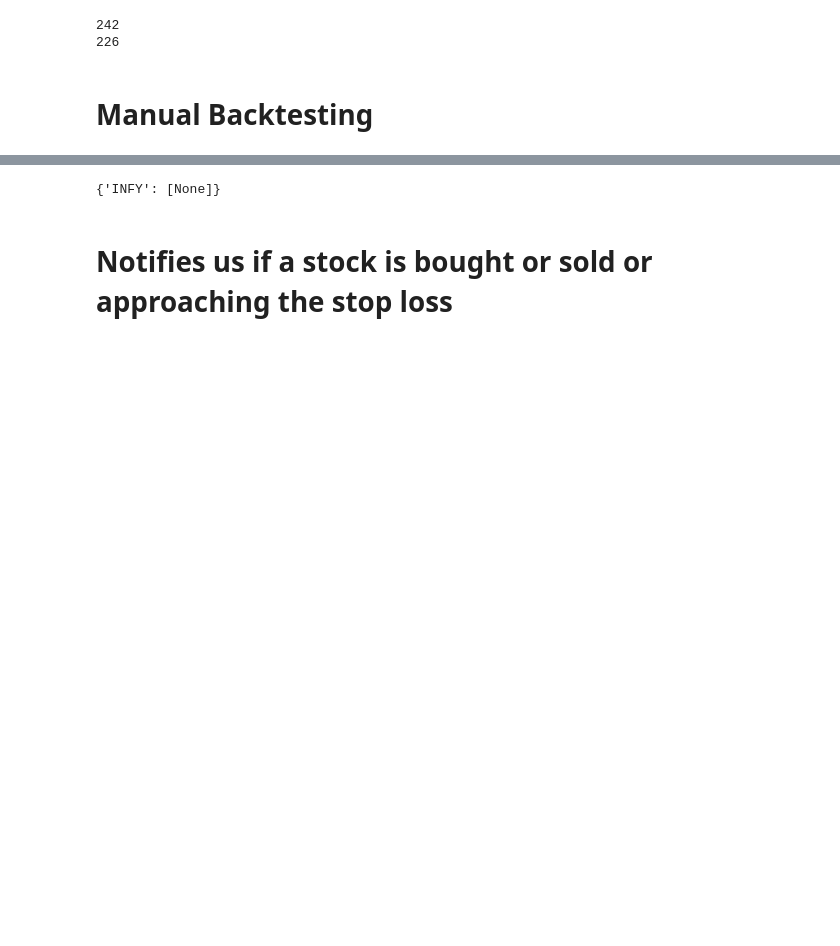
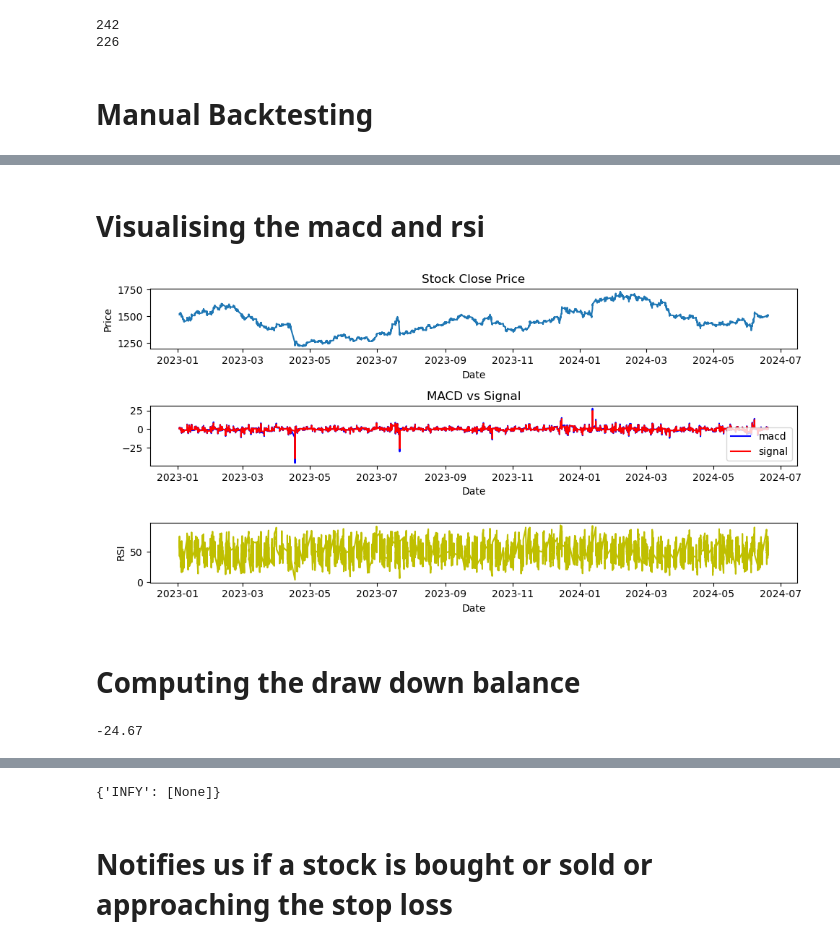
Before and after one commit to Jayasuryan0821/AlgoTrading-on-Kite, a Jupyter notebook: MACD/trade.ipynb, the cells around one changed output, grey strips where cells are left out. Drawn from its saved outputs; the diff is of its cells as text; code cells hidden in the pictures; blank space fills up the shorter version.

```diff
--- a/MACD/trade.ipynb
+++ b/MACD/trade.ipynb
@@ -532,0 +519,2 @@ class MACD_RSI_Strategy(Strategy):
+# %%
+starting_balance = 10000
@@ -532,0 +559,5 @@ class MACD_RSI_Strategy(Strategy):
+# %%
+backtest_df['Return'] = backtest_df['Close'] / backtest_df['Close'].shift(1)
+backtest_df['Return'].iat[0] = 1
+backtest_df['Bench_Bal'] = starting_balance*backtest_df['Return'].cumprod()
+backtest_df.head()
@@ -532,0 +572,34 @@ class MACD_RSI_Strategy(Strategy):
+# %% [markdown]
+# Visualising the macd and rsi
+# %%
+plt.figure(figsize=(10,5))
+plt.subplot(311)
+plt.plot(backtest_df['Close'])
+plt.title('Stock Close Price')
+plt.ylabel('Price')
+plt.xlabel('Date')
+
+plt.subplot(312)
+plt.plot(backtest_df['MACD'],c='b',)
+plt.plot(backtest_df['MACD_SIGNAL'],c='r')
+plt.title('MACD vs Signal')
+plt.legend(['macd','signal'])
+plt.xlabel('Date')
+
+plt.subplot(313)
+plt.plot(backtest_df['RSI'],c='y')
+plt.xlabel('Date')
+plt.ylabel('RSI')
+
+plt.tight_layout()
+# %% [output]
+[figure, added]
+# %% [markdown]
+# Computing the draw down balance
+# %%
+backtest_df['Bench_Peak'] = backtest_df['Bench_Bal'].cummax()
+backtest_df['Bench_DD'] = backtest_df['Bench_Bal'] - backtest_df['Bench_Peak']
+bench_dd = round((backtest_df['Bench_DD'] / backtest_df['Bench_Peak']).min()*100,2)
+bench_dd
+# %% [output]
+-24.67
```
Also changed, not shown: parts of 25 cells of this notebook.
